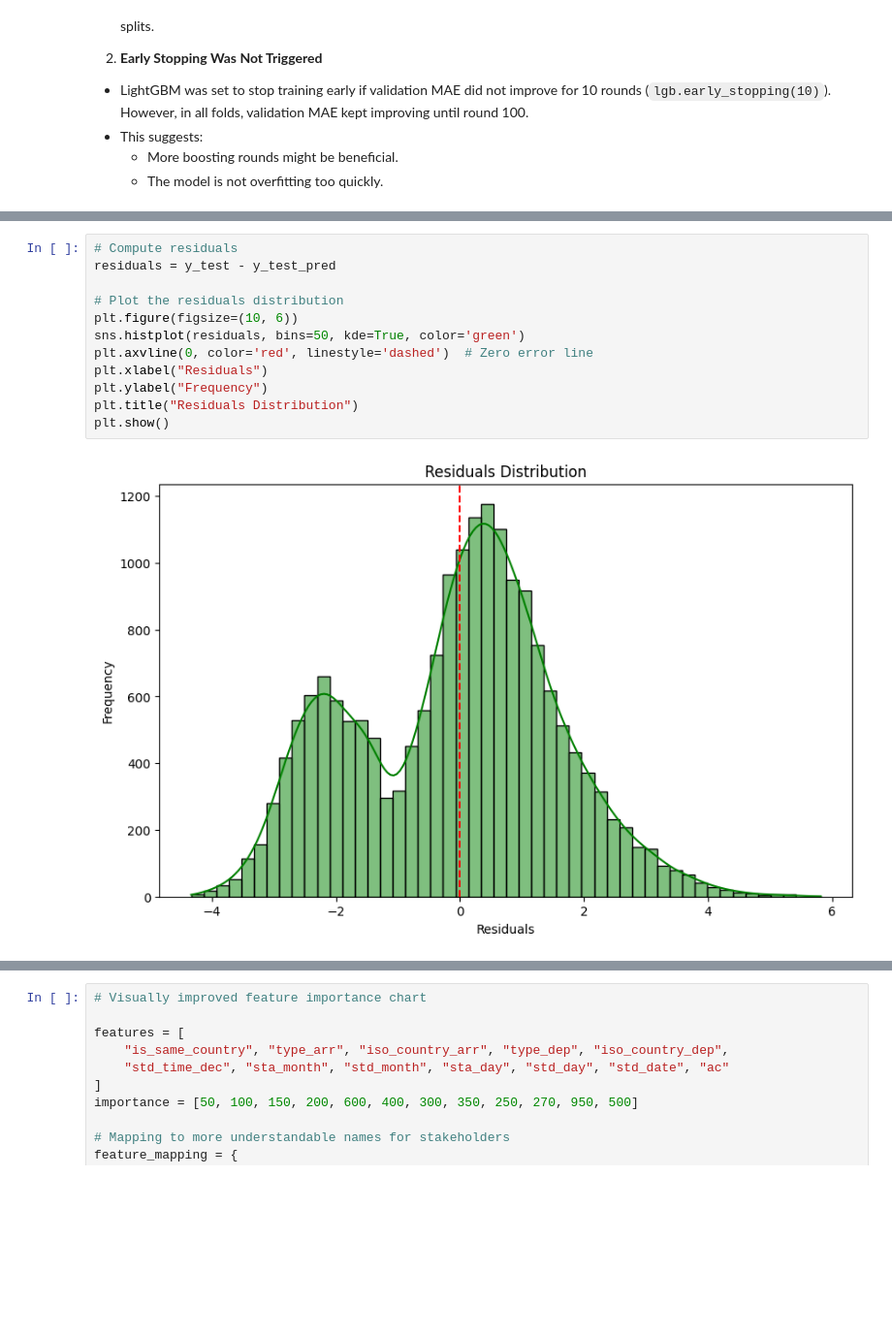
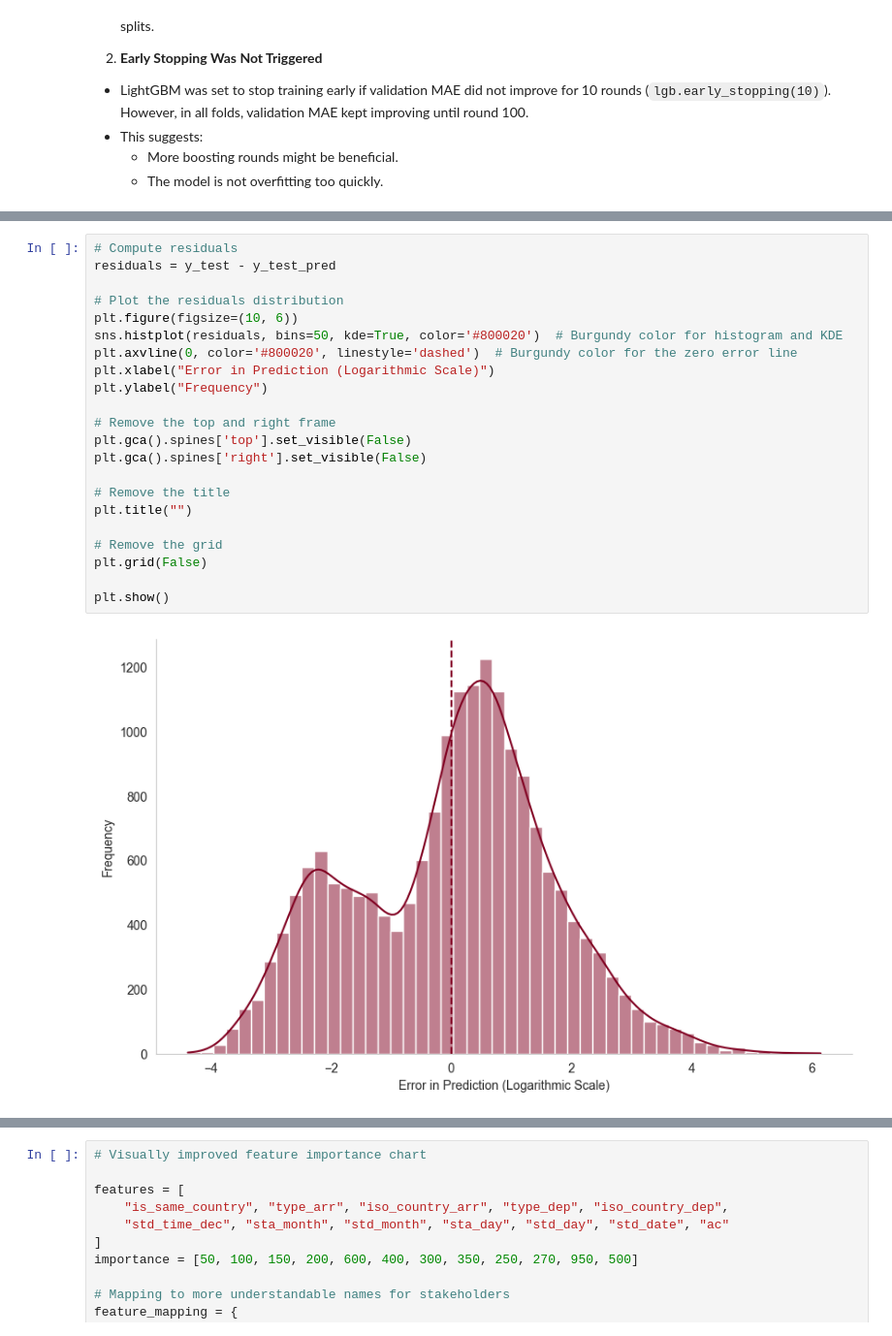
Before and after one commit to marenbor/ml_project_flight_delays, a Jupyter notebook: models/LightGBM.ipynb, the cells around one changed output, grey strips where cells are left out. Shown at 97% size. Cells and saved outputs as stored; diff of their text form; blank space fills up the shorter version.

Commit message:
reran model with other features and adjusted residual plot

```diff
--- a/models/LightGBM.ipynb
+++ b/models/LightGBM.ipynb
@@ -263,17 +274,27 @@ Test MSE: 2.6799
 # %%
 # Compute residuals
 residuals = y_test - y_test_pred
 
 # Plot the residuals distribution
 plt.figure(figsize=(10, 6))
-sns.histplot(residuals, bins=50, kde=True, color='green')
-plt.axvline(0, color='red', linestyle='dashed')  # Zero error line
-plt.xlabel("Residuals")
+sns.histplot(residuals, bins=50, kde=True, color='#800020')  # Burgundy color for histogram and KDE
+plt.axvline(0, color='#800020', linestyle='dashed')  # Burgundy color for the zero error line
+plt.xlabel("Error in Prediction (Logarithmic Scale)")
 plt.ylabel("Frequency")
-plt.title("Residuals Distribution")
+
+# Remove the top and right frame
+plt.gca().spines['top'].set_visible(False)
+plt.gca().spines['right'].set_visible(False)
+
+# Remove the title
+plt.title("")
+
+# Remove the grid
+plt.grid(False)
+
 plt.show()
 # %% [output]
-[figure, old version]
+[figure, new version]
 # %%
 # Reverse log transformation by exponentiating the predictions
 y_test_pred_original = np.expm1(y_test_pred)  # Apply expm1 to get back actual values
```
Also changed, not shown: parts of 10 cells of this notebook, 2 other files.
